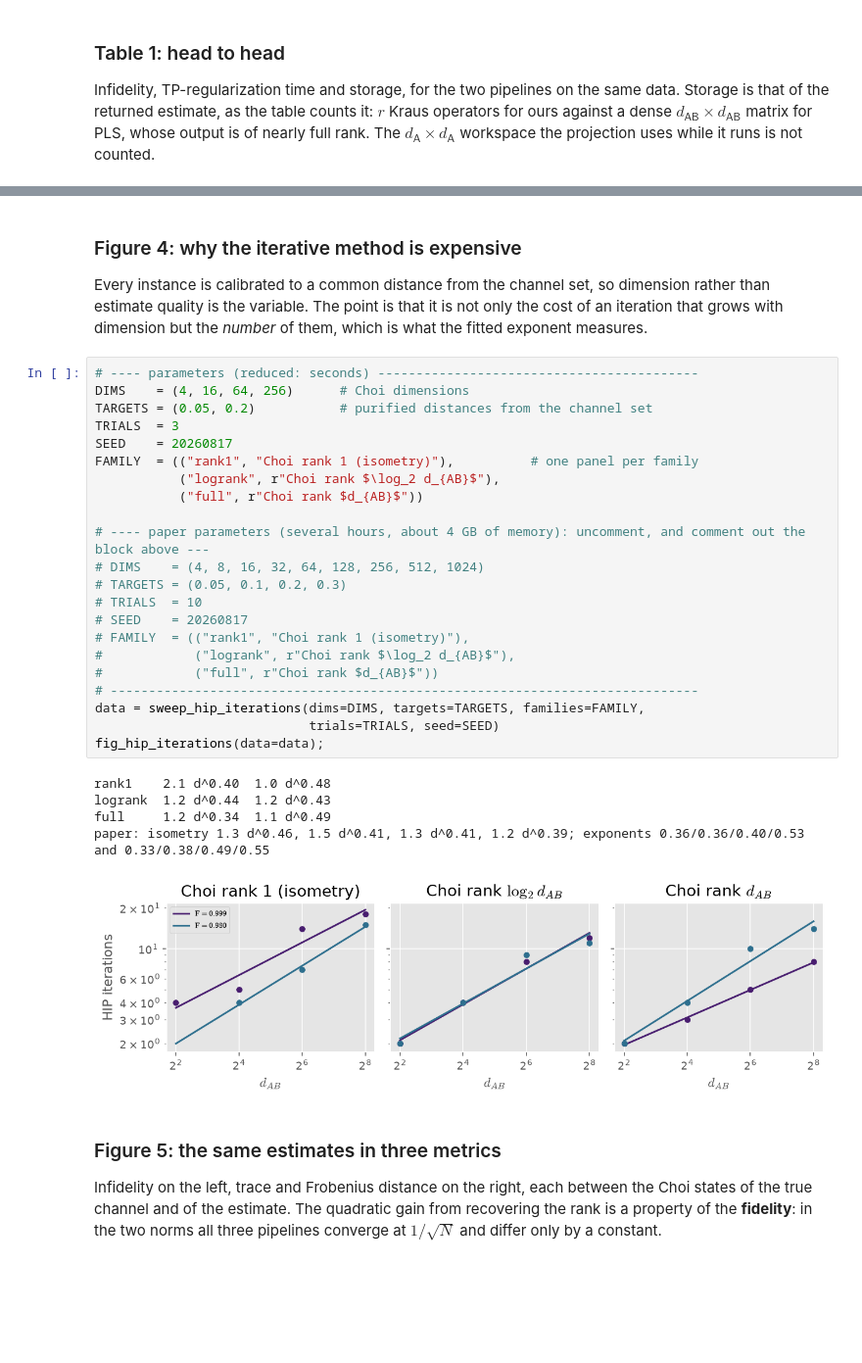
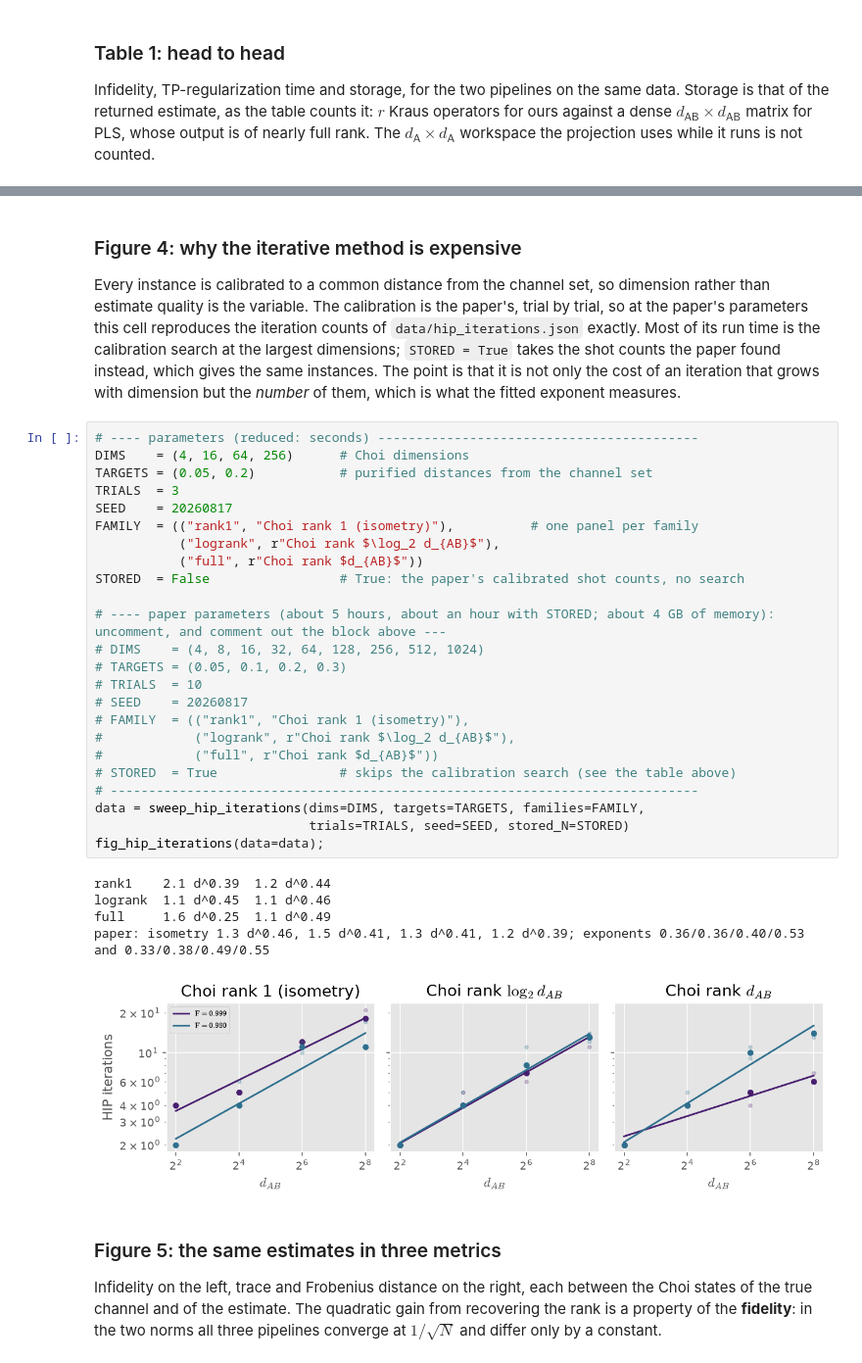
Before and after one commit to afhamash/fidelity_QPT, a Jupyter notebook: fpls_notebook.ipynb, the cells around one changed output, grey strips where cells are left out. Shown at 98% size. Cells and saved outputs as stored; diff of their text form; blank space fills up the shorter version.

```diff
--- a/fpls_notebook.ipynb
+++ b/fpls_notebook.ipynb
@@ -306,37 +313,43 @@ paper Table 1: 8.1e-4 / 4.2e-6 at 2^6 rank 2, 3.6 ms against 0.02 ms, 66 kB agai
 ### Figure 4: why the iterative method is expensive
 
 Every instance is calibrated to a common distance from the channel set, so
-dimension rather than estimate quality is the variable. The point is that it is
+dimension rather than estimate quality is the variable. The calibration is the
+paper's, trial by trial, so at the paper's parameters this cell reproduces the
+iteration counts of `data/hip_iterations.json` exactly. Most of its run time
+is the calibration search at the largest dimensions; `STORED = True` takes the
+shot counts the paper found instead, which gives the same instances. The point is that it is
 not only the cost of an iteration that grows with dimension but the *number* of
 them, which is what the fitted exponent measures.
 # %%
 # ---- parameters (reduced: seconds) ------------------------------------------
 DIMS    = (4, 16, 64, 256)      # Choi dimensions
 TARGETS = (0.05, 0.2)           # purified distances from the channel set
 TRIALS  = 3
 SEED    = 20260817
 FAMILY  = (("rank1", "Choi rank 1 (isometry)"),          # one panel per family
            ("logrank", r"Choi rank $\log_2 d_{AB}$"),
            ("full", r"Choi rank $d_{AB}$"))
+STORED  = False                 # True: the paper's calibrated shot counts, no search
 
-# ---- paper parameters (several hours, about 4 GB of memory): uncomment, and comment out the block above ---
+# ---- paper parameters (about 5 hours, about an hour with STORED; about 4 GB of memory): uncomment, and comment out the block above ---
 # DIMS    = (4, 8, 16, 32, 64, 128, 256, 512, 1024)
 # TARGETS = (0.05, 0.1, 0.2, 0.3)
 # TRIALS  = 10
 # SEED    = 20260817
 # FAMILY  = (("rank1", "Choi rank 1 (isometry)"),
 #            ("logrank", r"Choi rank $\log_2 d_{AB}$"),
 #            ("full", r"Choi rank $d_{AB}$"))
+# STORED  = True                # skips the calibration search (see the table above)
 # -----------------------------------------------------------------------------
 data = sweep_hip_iterations(dims=DIMS, targets=TARGETS, families=FAMILY,
-                            trials=TRIALS, seed=SEED)
+                            trials=TRIALS, seed=SEED, stored_N=STORED)
 fig_hip_iterations(data=data);
 # %% [output]
-rank1    2.1 d^0.40  1.0 d^0.48
-logrank  1.2 d^0.44  1.2 d^0.43
-full     1.2 d^0.34  1.1 d^0.49
+rank1    2.1 d^0.39  1.2 d^0.44
+logrank  1.1 d^0.45  1.1 d^0.46
+full     1.6 d^0.25  1.1 d^0.49
 paper: isometry 1.3 d^0.46, 1.5 d^0.41, 1.3 d^0.41, 1.2 d^0.39; exponents 0.36/0.36/0.40/0.53 and 0.33/0.38/0.49/0.55
-[figure, old version]
+[figure, new version]
 # %% [markdown]
 ### Figure 5: the same estimates in three metrics
 
```
Also changed, not shown: parts of 5 cells of this notebook, 5 other files.
